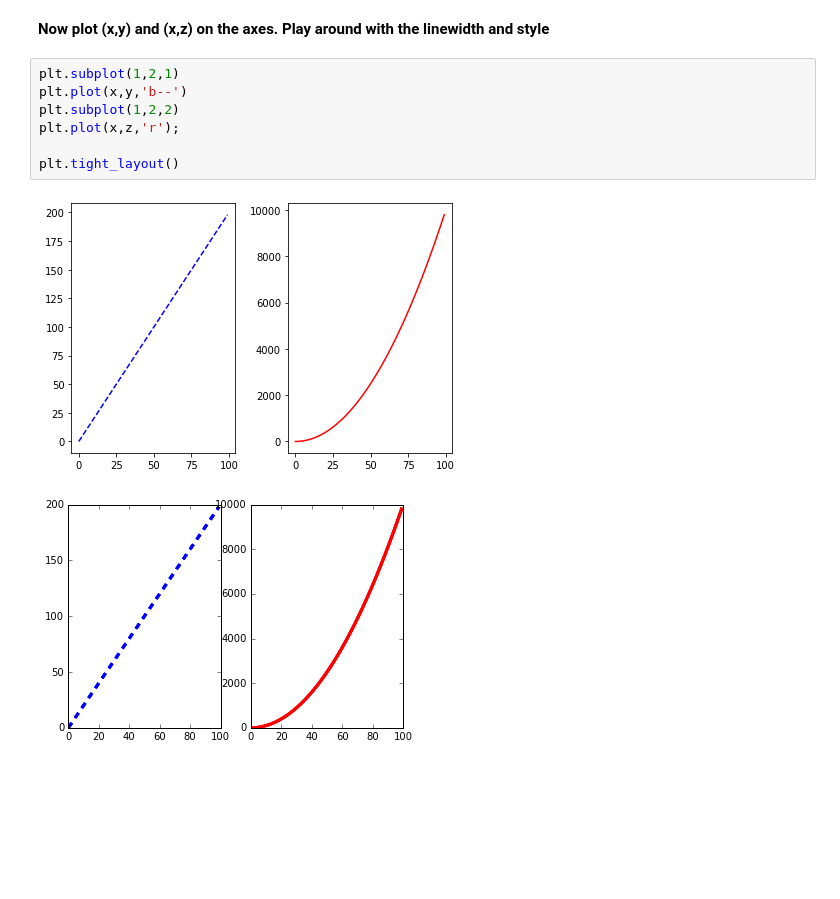
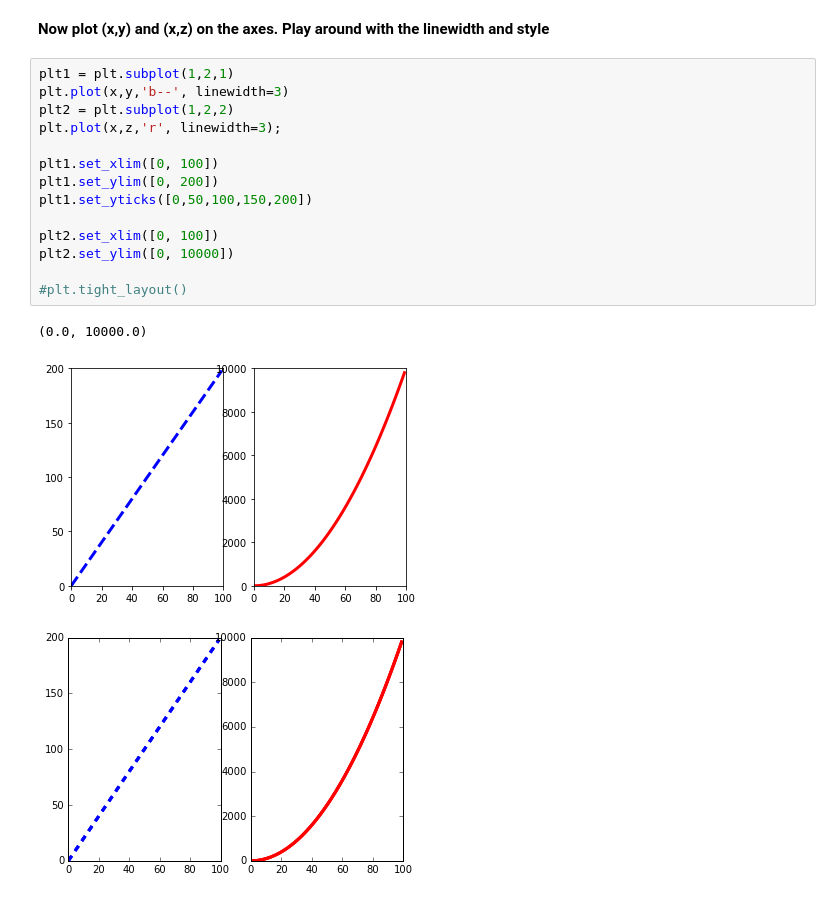
Before and after one commit to markquark125/Summer-MicroCredentials, a Jupyter notebook: Matplotlib_Exercises.ipynb, the cells around one changed output. Drawn from its saved outputs; the diff is of its cells as text; blank space fills up the shorter version.

```diff
--- a/Matplotlib_Exercises.ipynb
+++ b/Matplotlib_Exercises.ipynb
@@ -174,14 +176,22 @@ fig, axes = plt.subplots(nrows=1, ncols=2)
 # %% [markdown]
 **Now plot (x,y) and (x,z) on the axes. Play around with the linewidth and style**
 # %%
-plt.subplot(1,2,1)
-plt.plot(x,y,'b--')
-plt.subplot(1,2,2)
-plt.plot(x,z,'r');
+plt1 = plt.subplot(1,2,1)
+plt.plot(x,y,'b--', linewidth=3)
+plt2 = plt.subplot(1,2,2)
+plt.plot(x,z,'r', linewidth=3);
 
-plt.tight_layout()
+plt1.set_xlim([0, 100])
+plt1.set_ylim([0, 200])
+plt1.set_yticks([0,50,100,150,200])
+
+plt2.set_xlim([0, 100])
+plt2.set_ylim([0, 10000])
+
+#plt.tight_layout()
 # %% [output]
+(0.0, 10000.0)
-[figure, old version]
+[figure, new version]
 # %%
 # %% [output]
 [figure]
```
Also changed, not shown: parts of 2 cells of this notebook.
